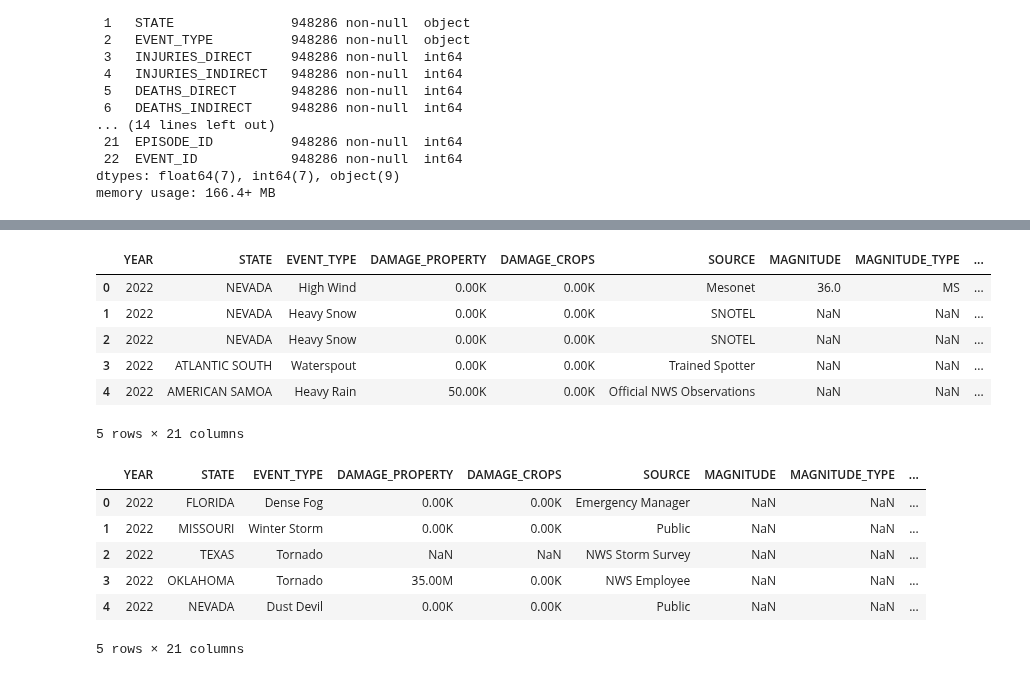
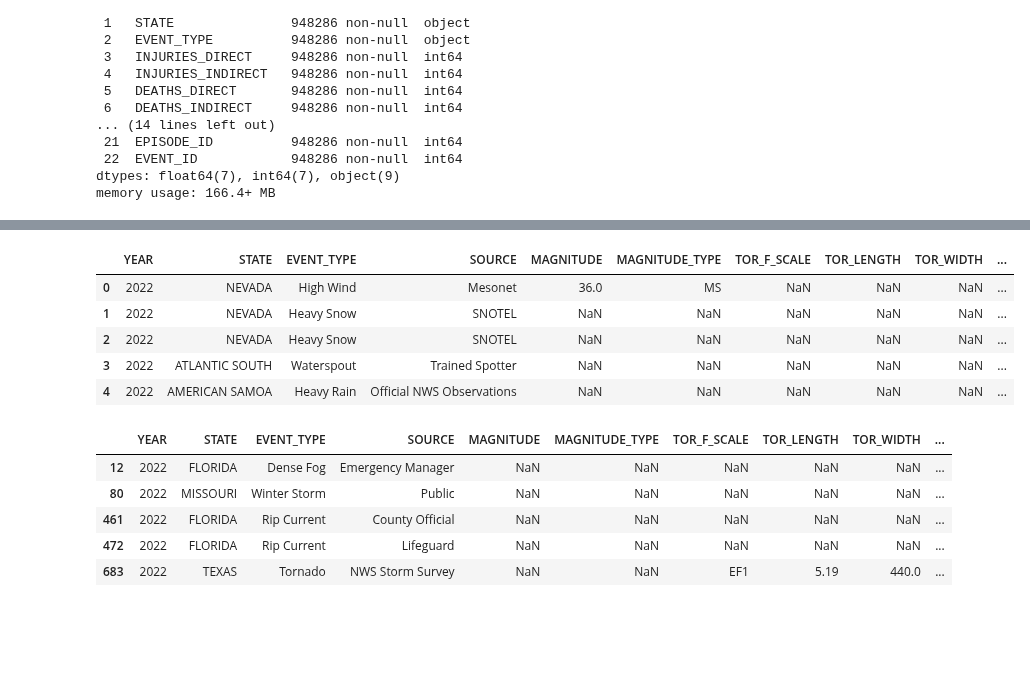
Before and after one commit to elizabethmorgan26/team1, a Jupyter notebook: mergestorm.ipynb, the cells around one changed output, grey strips where cells are left out. Drawn from its saved outputs; the diff is of its cells as text; code cells hidden in the pictures; blank space fills up the shorter version.

```diff
--- a/mergestorm.ipynb
+++ b/mergestorm.ipynb
@@ -125,0 +77,25 @@ memory usage: 7.2+ MB
+# %%
+# Change a string into a float; account for magnitude of
+# the number as represented in the string
+def retype_damage_value(value_str):
+    if (value_str == float('nan')):
+        return value_str
+    magnitude = value_str[-1]
+    num = float(value_str[0:-2])
+    if magnitude == 'K':
+        num = num * 1000
+    elif magnitude == 'M':
+        num = num * 1000000
+    elif magnitude == 'B':
+        num = num * 1000000000
+    else:
+        num = float(value_str)
+    return num
+# %%
+#Making the NaN values 0 for damage property and crops
+clean_mergestorm_df.loc[:,"DAMAGE_PROPERTY"]=clean_mergestorm_df["DAMAGE_PROPERTY"].fillna("0.00K")
+clean_mergestorm_df.loc[:,"DAMAGE_CROPS"]=clean_mergestorm_df["DAMAGE_CROPS"].fillna("0.00K")
+# %%
+# changing damage columns from object to float
+clean_mergestorm_df['DAMAGE_CROPS'] = clean_mergestorm_df['DAMAGE_CROPS'].apply(retype_damage_value)
+clean_mergestorm_df['DAMAGE_PROPERTY'] = clean_mergestorm_df['DAMAGE_PROPERTY'].apply(retype_damage_value)
@@ -127,9 +135,9 @@ memory usage: 7.2+ MB
 # Add new columns that combine direct and indirect deaths; direct and indirect injuries; and property damage and crop damage
 clean_mergestorm_df["TOTAL DEATHS"] = clean_mergestorm_df["DEATHS_DIRECT"] + clean_mergestorm_df["DEATHS_INDIRECT"]
 clean_mergestorm_df["TOTAL INJURIES"] = clean_mergestorm_df["INJURIES_DIRECT"] + clean_mergestorm_df["INJURIES_INDIRECT"]
-# clean_mergestorm_df["TOTAL DAMAGES"] = clean_mergestorm_df["DAMAGE_PROPERTY"] + clean_mergestorm_df["DAMAGE_CROPS"]
+clean_mergestorm_df["TOTAL DAMAGES"] = clean_mergestorm_df["DAMAGE_PROPERTY"] + clean_mergestorm_df["DAMAGE_CROPS"]
 
-clean_mergestorm_df.tail()
+clean_mergestorm_df.head()
 # %% [output]
 A value is trying to be set on a copy of a slice from a DataFrame.
 Try using .loc[row_indexer,col_indexer] = value instead
@@ -151,28 +180,26 @@ See the caveats in the documentation: https://pandas.pydata.org/pandas-docs/stab
 # %%
-drop_merged_df = clean_mergestorm_df.drop(columns=["INJURIES_DIRECT", "INJURIES_INDIRECT","DEATHS_DIRECT", "DEATHS_INDIRECT"])
+#dropping the columns that were combined
+drop_merged_df = clean_mergestorm_df.drop(columns=["INJURIES_DIRECT", "INJURIES_INDIRECT",
+                                                   "DEATHS_DIRECT", "DEATHS_INDIRECT","DAMAGE_PROPERTY", "DAMAGE_CROPS"])
 drop_merged_df.head()
 # %% [output]
-|  | YEAR | STATE | EVENT_TYPE | DAMAGE_PROPERTY | DAMAGE_CROPS | SOURCE | MAGNITUDE | MAGNITUDE_TYPE | ... |
-| 0 | 2022 | NEVADA | High Wind | 0.00K | 0.00K | Mesonet | 36.0 | MS | ... |
-| 1 | 2022 | NEVADA | Heavy Snow | 0.00K | 0.00K | SNOTEL | NaN | NaN | ... |
-| 2 | 2022 | NEVADA | Heavy Snow | 0.00K | 0.00K | SNOTEL | NaN | NaN | ... |
-| 3 | 2022 | ATLANTIC SOUTH | Waterspout | 0.00K | 0.00K | Trained Spotter | NaN | NaN | ... |
-| 4 | 2022 | AMERICAN SAMOA | Heavy Rain | 50.00K | 0.00K | Official NWS Observations | NaN | NaN | ... |
+|  | YEAR | STATE | EVENT_TYPE | SOURCE | MAGNITUDE | MAGNITUDE_TYPE | TOR_F_SCALE | TOR_LENGTH | TOR_WIDTH | ... |
+| 0 | 2022 | NEVADA | High Wind | Mesonet | 36.0 | MS | NaN | NaN | NaN | ... |
+| 1 | 2022 | NEVADA | Heavy Snow | SNOTEL | NaN | NaN | NaN | NaN | NaN | ... |
+| 2 | 2022 | NEVADA | Heavy Snow | SNOTEL | NaN | NaN | NaN | NaN | NaN | ... |
+| 3 | 2022 | ATLANTIC SOUTH | Waterspout | Trained Spotter | NaN | NaN | NaN | NaN | NaN | ... |
+| 4 | 2022 | AMERICAN SAMOA | Heavy Rain | Official NWS Observations | NaN | NaN | NaN | NaN | NaN | ... |
-5 rows × 21 columns
 # %%
 # Narrow down events that have had at least one death and/or at least one injury
-narrow_df = drop_merged_df.loc[(drop_merged_df["TOTAL DEATHS"] > 1) | (drop_merged_df["TOTAL INJURIES"] > 1)]
-
-# reset the index
-narrow_df.reset_index(drop=True, inplace=True)
+narrow_df = drop_merged_df.loc[(drop_merged_df["TOTAL DEATHS"] > 0)|
+(drop_merged_df["TOTAL INJURIES"] > 0)]
 
 # Display sample data
 narrow_df.head()
 # %% [output]
-|  | YEAR | STATE | EVENT_TYPE | DAMAGE_PROPERTY | DAMAGE_CROPS | SOURCE | MAGNITUDE | MAGNITUDE_TYPE | ... |
-| 0 | 2022 | FLORIDA | Dense Fog | 0.00K | 0.00K | Emergency Manager | NaN | NaN | ... |
-| 1 | 2022 | MISSOURI | Winter Storm | 0.00K | 0.00K | Public | NaN | NaN | ... |
-| 2 | 2022 | TEXAS | Tornado | NaN | NaN | NWS Storm Survey | NaN | NaN | ... |
-| 3 | 2022 | OKLAHOMA | Tornado | 35.00M | 0.00K | NWS Employee | NaN | NaN | ... |
-| 4 | 2022 | NEVADA | Dust Devil | 0.00K | 0.00K | Public | NaN | NaN | ... |
+|  | YEAR | STATE | EVENT_TYPE | SOURCE | MAGNITUDE | MAGNITUDE_TYPE | TOR_F_SCALE | TOR_LENGTH | TOR_WIDTH | ... |
+| 12 | 2022 | FLORIDA | Dense Fog | Emergency Manager | NaN | NaN | NaN | NaN | NaN | ... |
+| 80 | 2022 | MISSOURI | Winter Storm | Public | NaN | NaN | NaN | NaN | NaN | ... |
+| 461 | 2022 | FLORIDA | Rip Current | County Official | NaN | NaN | NaN | NaN | NaN | ... |
+| 472 | 2022 | FLORIDA | Rip Current | Lifeguard | NaN | NaN | NaN | NaN | NaN | ... |
+| 683 | 2022 | TEXAS | Tornado | NWS Storm Survey | NaN | NaN | EF1 | 5.19 | 440.0 | ... |
-5 rows × 21 columns
```
Also changed, not shown: parts of 36 cells of this notebook.
